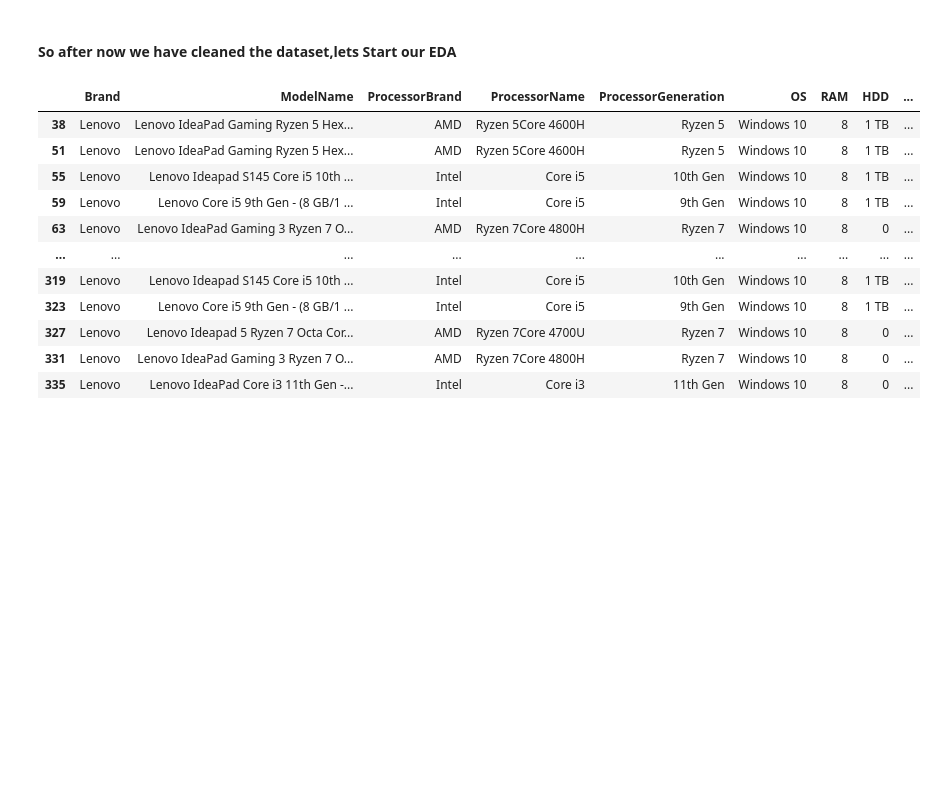
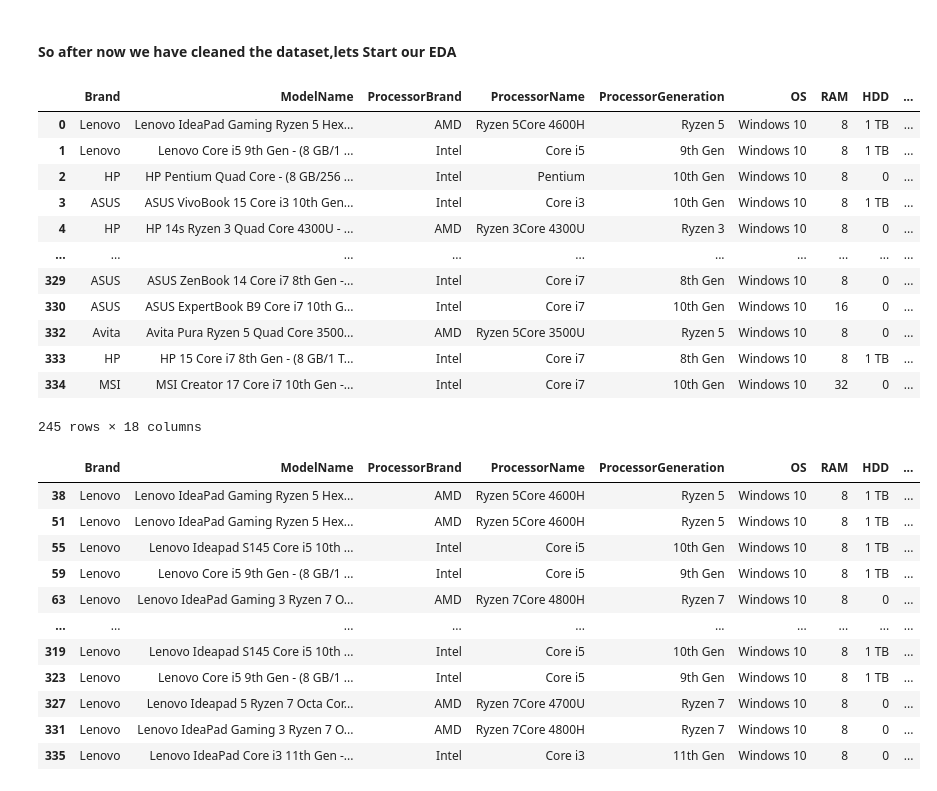
Before and after one commit to angad08/Flipkart-Webscraping-and-Exploratory-Data-Analysis, a Jupyter notebook: Flipkart_EDA_Part_2.ipynb, the cells around one changed output. Saved outputs shown, nothing was run; the diff lists cells and outputs as text; code cells hidden in the pictures; blank space fills up the shorter version.

```diff
--- a/Flipkart_EDA_Part_2.ipynb
+++ b/Flipkart_EDA_Part_2.ipynb
@@ -10,6 +11,22 @@ import re
 #### So after now we have cleaned the dataset,lets Start our EDA
 # %%
 flipkart=pd.read_csv("flipkart_6896.csv")
+# %%
+flipkart
+# %% [output]
+|  | Brand | ModelName | ProcessorBrand | ProcessorName | ProcessorGeneration | OS | RAM | HDD | ... |
+| 0 | Lenovo | Lenovo IdeaPad Gaming Ryzen 5 Hex... | AMD | Ryzen 5Core 4600H | Ryzen 5 | Windows 10 | 8 | 1 TB | ... |
+| 1 | Lenovo | Lenovo Core i5 9th Gen - (8 GB/1 ... | Intel | Core i5 | 9th Gen | Windows 10 | 8 | 1 TB | ... |
+| 2 | HP | HP Pentium Quad Core - (8 GB/256 ... | Intel | Pentium | 10th Gen | Windows 10 | 8 | 0 | ... |
+| 3 | ASUS | ASUS VivoBook 15 Core i3 10th Gen... | Intel | Core i3 | 10th Gen | Windows 10 | 8 | 1 TB | ... |
+| 4 | HP | HP 14s Ryzen 3 Quad Core 4300U - ... | AMD | Ryzen 3Core 4300U | Ryzen 3 | Windows 10 | 8 | 0 | ... |
+| ... | ... | ... | ... | ... | ... | ... | ... | ... | ... |
+| 329 | ASUS | ASUS ZenBook 14 Core i7 8th Gen -... | Intel | Core i7 | 8th Gen | Windows 10 | 8 | 0 | ... |
+| 330 | ASUS | ASUS ExpertBook B9 Core i7 10th G... | Intel | Core i7 | 10th Gen | Windows 10 | 16 | 0 | ... |
+| 332 | Avita | Avita Pura Ryzen 5 Quad Core 3500... | AMD | Ryzen 5Core 3500U | Ryzen 5 | Windows 10 | 8 | 0 | ... |
+| 333 | HP | HP 15 Core i7 8th Gen - (8 GB/1 T... | Intel | Core i7 | 8th Gen | Windows 10 | 8 | 1 TB | ... |
+| 334 | MSI | MSI Creator 17 Core i7 10th Gen -... | Intel | Core i7 | 10th Gen | Windows 10 | 32 | 0 | ... |
+245 rows × 18 columns
 # %%
 flipkart[(flipkart["ModelName"].duplicated()) & (flipkart["Brand"]=="Lenovo")]
 # %% [output]
```
Also changed, not shown: parts of 17 cells of this notebook.
